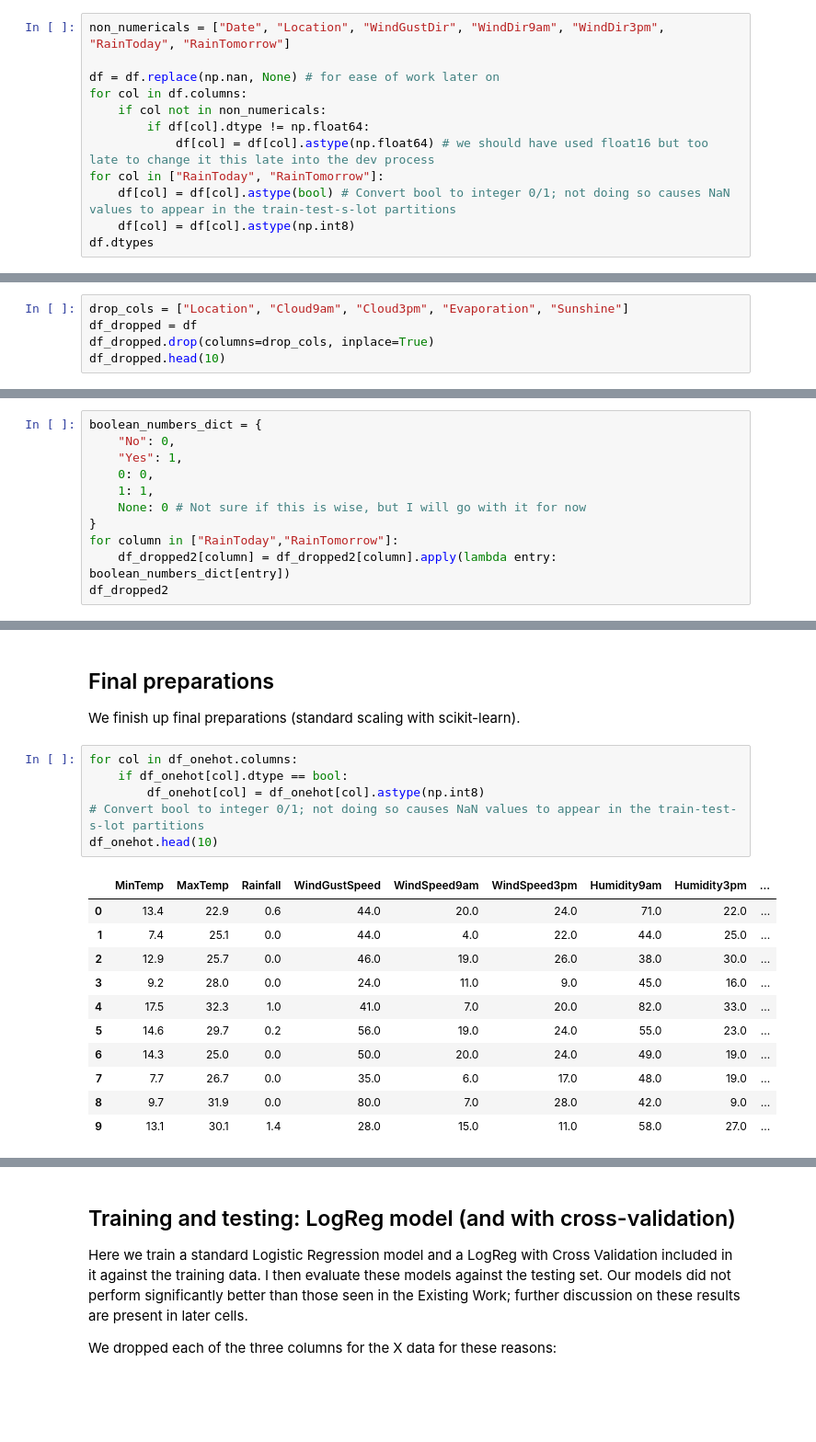
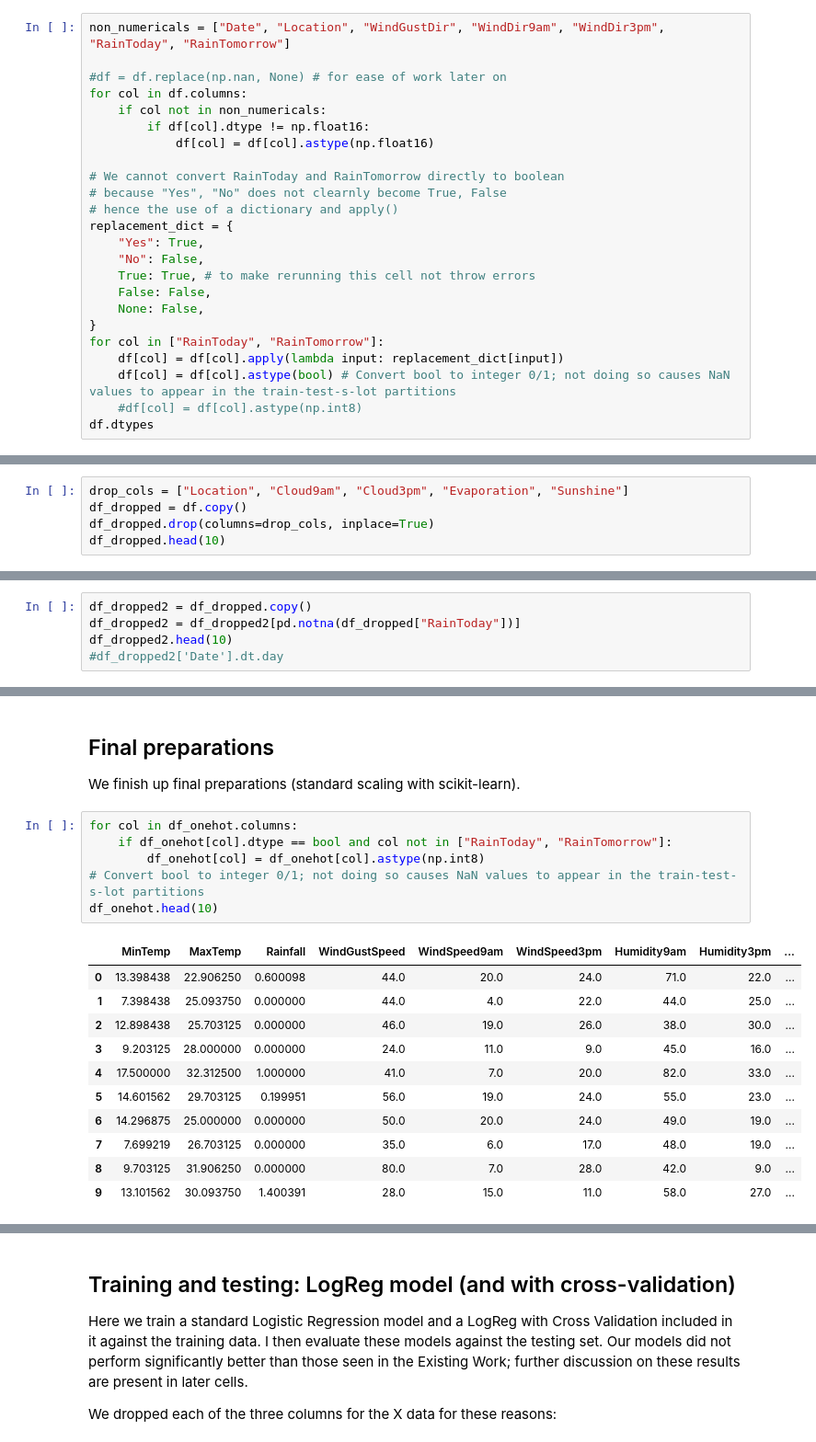
Before and after one commit to JasonWu00/ds675-mini-project, a Jupyter notebook: experimentation/ds-675-mini-project-work-3-wip.ipynb, the cells around one changed output, grey strips where cells are left out. Shown at 92% size. Saved outputs shown, nothing was run; the diff lists cells and outputs as text; blank space fills up the shorter version.

```diff
--- a/experimentation/ds-675-mini-project-work-3-wip.ipynb
+++ b/experimentation/ds-675-mini-project-work-3-wip.ipynb
@@ -126,14 +133,26 @@ The raw data requires some work; some features that are clearly numericals are n
 # %%
 non_numericals = ["Date", "Location", "WindGustDir", "WindDir9am", "WindDir3pm", "RainToday", "RainTomorrow"]
 
-df = df.replace(np.nan, None) # for ease of work later on
+#df = df.replace(np.nan, None) # for ease of work later on
 for col in df.columns:
     if col not in non_numericals:
-        if df[col].dtype != np.float64:
-            df[col] = df[col].astype(np.float64) # we should have used float16 but too late to change it this late into the dev process
+        if df[col].dtype != np.float16:
+            df[col] = df[col].astype(np.float16)
+
+# We cannot convert RainToday and RainTomorrow directly to boolean
+# because "Yes", "No" does not clearnly become True, False
+# hence the use of a dictionary and apply()
+replacement_dict = {
+    "Yes": True,
+    "No": False,
+    True: True, # to make rerunning this cell not throw errors
+    False: False,
+    None: False,
+}
 for col in ["RainToday", "RainTomorrow"]:
+    df[col] = df[col].apply(lambda input: replacement_dict[input])
     df[col] = df[col].astype(bool) # Convert bool to integer 0/1; not doing so causes NaN values to appear in the train-test-s-lot partitions
-    df[col] = df[col].astype(np.int8)
+    #df[col] = df[col].astype(np.int8)
 df.dtypes
 # %% [output]
 Date              object
@@ -211,7 +237,7 @@ We intended to keep attributes with no more than around 10% missing entries and
 We will also drop Location, since I don't think those will be particularly helpful for classification work. I will convert Date into model-friendly day, month, year features later, as well as one-hot encode some of the categoricals, later.
 # %%
 drop_cols = ["Location", "Cloud9am", "Cloud3pm", "Evaporation", "Sunshine"]
-df_dropped = df
+df_dropped = df.copy()
 df_dropped.drop(columns=drop_cols, inplace=True)
 df_dropped.head(10)
 # %% [output]
@@ -267,0 +265,5 @@ See the caveats in the documentation: https://pandas.pydata.org/pandas-docs/stab
+# %%
+df_dropped2 = df_dropped.copy()
+df_dropped2 = df_dropped2[pd.notna(df_dropped["RainToday"])]
+df_dropped2.head(10)
+#df_dropped2['Date'].dt.day
@@ -272,11 +289,0 @@ array(['No', 'Yes', None], dtype=object)
-# %%
-boolean_numbers_dict = {
-    "No": 0,
-    "Yes": 1,
-    0: 0,
-    1: 1,
-    None: 0 # Not sure if this is wise, but I will go with it for now
-}
-for column in ["RainToday","RainTomorrow"]:
-    df_dropped2[column] = df_dropped2[column].apply(lambda entry: boolean_numbers_dict[entry])
-df_dropped2
@@ -375,22 +400,22 @@ df_onehot.head(10)
 We finish up final preparations (standard scaling with scikit-learn).
 # %%
 for col in df_onehot.columns:
-    if df_onehot[col].dtype == bool:
+    if df_onehot[col].dtype == bool and col not in ["RainToday", "RainTomorrow"]:
         df_onehot[col] = df_onehot[col].astype(np.int8)
 # Convert bool to integer 0/1; not doing so causes NaN values to appear in the train-test-s-lot partitions
 df_onehot.head(10)
 # %% [output]
 |  | MinTemp | MaxTemp | Rainfall | WindGustSpeed | WindSpeed9am | WindSpeed3pm | Humidity9am | Humidity3pm | ... |
-| 0 | 13.4 | 22.9 | 0.6 | 44.0 | 20.0 | 24.0 | 71.0 | 22.0 | ... |
-| 1 | 7.4 | 25.1 | 0.0 | 44.0 | 4.0 | 22.0 | 44.0 | 25.0 | ... |
-| 2 | 12.9 | 25.7 | 0.0 | 46.0 | 19.0 | 26.0 | 38.0 | 30.0 | ... |
-| 3 | 9.2 | 28.0 | 0.0 | 24.0 | 11.0 | 9.0 | 45.0 | 16.0 | ... |
-| 4 | 17.5 | 32.3 | 1.0 | 41.0 | 7.0 | 20.0 | 82.0 | 33.0 | ... |
-| 5 | 14.6 | 29.7 | 0.2 | 56.0 | 19.0 | 24.0 | 55.0 | 23.0 | ... |
-| 6 | 14.3 | 25.0 | 0.0 | 50.0 | 20.0 | 24.0 | 49.0 | 19.0 | ... |
-| 7 | 7.7 | 26.7 | 0.0 | 35.0 | 6.0 | 17.0 | 48.0 | 19.0 | ... |
-| 8 | 9.7 | 31.9 | 0.0 | 80.0 | 7.0 | 28.0 | 42.0 | 9.0 | ... |
-| 9 | 13.1 | 30.1 | 1.4 | 28.0 | 15.0 | 11.0 | 58.0 | 27.0 | ... |
+| 0 | 13.398438 | 22.906250 | 0.600098 | 44.0 | 20.0 | 24.0 | 71.0 | 22.0 | ... |
+| 1 | 7.398438 | 25.093750 | 0.000000 | 44.0 | 4.0 | 22.0 | 44.0 | 25.0 | ... |
+| 2 | 12.898438 | 25.703125 | 0.000000 | 46.0 | 19.0 | 26.0 | 38.0 | 30.0 | ... |
+| 3 | 9.203125 | 28.000000 | 0.000000 | 24.0 | 11.0 | 9.0 | 45.0 | 16.0 | ... |
+| 4 | 17.500000 | 32.312500 | 1.000000 | 41.0 | 7.0 | 20.0 | 82.0 | 33.0 | ... |
+| 5 | 14.601562 | 29.703125 | 0.199951 | 56.0 | 19.0 | 24.0 | 55.0 | 23.0 | ... |
+| 6 | 14.296875 | 25.000000 | 0.000000 | 50.0 | 20.0 | 24.0 | 49.0 | 19.0 | ... |
+| 7 | 7.699219 | 26.703125 | 0.000000 | 35.0 | 6.0 | 17.0 | 48.0 | 19.0 | ... |
+| 8 | 9.703125 | 31.906250 | 0.000000 | 80.0 | 7.0 | 28.0 | 42.0 | 9.0 | ... |
+| 9 | 13.101562 | 30.093750 | 1.400391 | 28.0 | 15.0 | 11.0 | 58.0 | 27.0 | ... |
 10 rows × 65 columns
 # %% [markdown]
 ## Training and testing: LogReg model (and with cross-validation)
```
Also changed, not shown: parts of 18 cells of this notebook.
